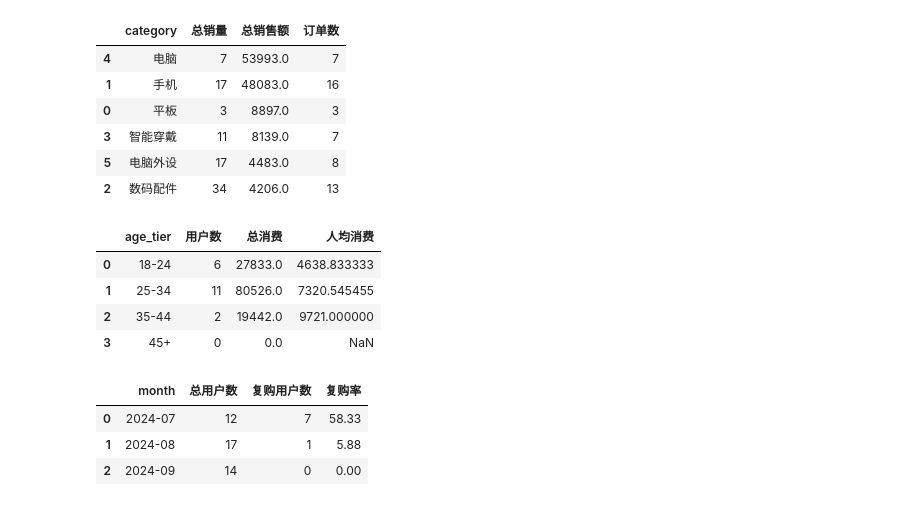
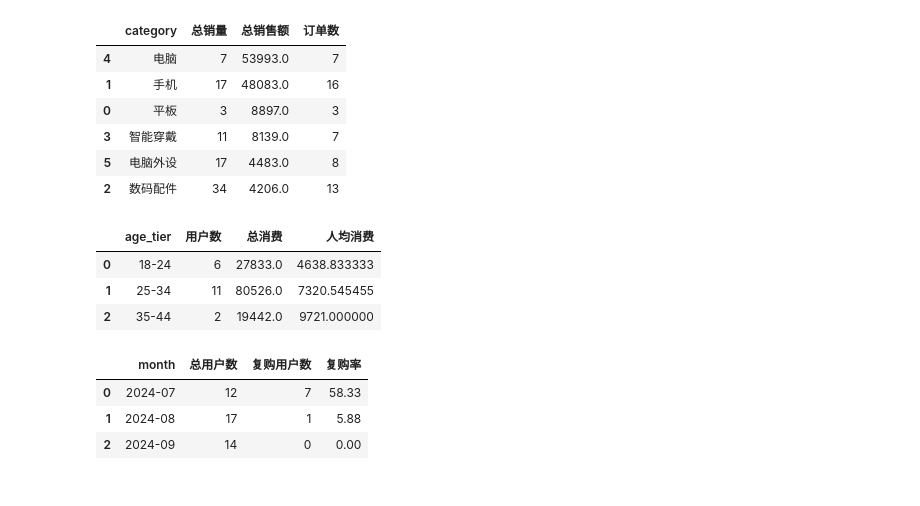
Before and after one commit to fantasy831/ecommerce-pandas-analysis, a Jupyter notebook: project.ipynb, the cells around one changed output. Cells and saved outputs as stored; diff of their text form; code cells hidden in the pictures.

Commit message:
fix: 第9题加上 observed=True，消除警告

```diff
--- a/project.ipynb
+++ b/project.ipynb
@@ -253,42 +253,43 @@ result
 | 5 | 电脑外设 | 17 | 4483.0 | 8 |
 | 2 | 数码配件 | 34 | 4206.0 | 13 |
 # %%
-# 1. merge 三表
+# --------------------------------------------
+# 第 9 题：年龄分层消费
+# --------------------------------------------
 merged = pd.merge(orders, products, on='product_id')
 trip_merged = pd.merge(merged, users, on='user_id')
 trip_merged = trip_merged.query('order_status == "已完成"')
 trip_merged['sales'] = trip_merged['price'] * trip_merged['quantity']
 
-# 2. 先按用户聚合
+# 先按用户聚合
 user_spend = (
     trip_merged.groupby(['user_id', 'age'])['sales']
     .sum()
     .reset_index()
 )
 
-# 3. 分年龄段
+# 按年龄段分箱
 user_spend['age_tier'] = pd.cut(
     user_spend['age'],
     bins=[0, 25, 35, 45, 100],
     labels=['18-24', '25-34', '35-44', '45+']
 )
 
-# 4. 按年龄段聚合
+# 按年龄段聚合
 result = (
-    user_spend.groupby('age_tier').agg(
+    user_spend.groupby('age_tier', observed=True).agg(
         用户数=('user_id', 'count'),
         总消费=('sales', 'sum'),
         人均消费=('sales', 'mean')
     )
     .reset_index()
 )
 result
 # %% [output]
 |  | age_tier | 用户数 | 总消费 | 人均消费 |
 | 0 | 18-24 | 6 | 27833.0 | 4638.833333 |
 | 1 | 25-34 | 11 | 80526.0 | 7320.545455 |
 | 2 | 35-44 | 2 | 19442.0 | 9721.000000 |
-| 3 | 45+ | 0 | 0.0 | NaN |
 # %%
 # --------------------------------------------
 # 第 10 题：月度复购率趋势
```
